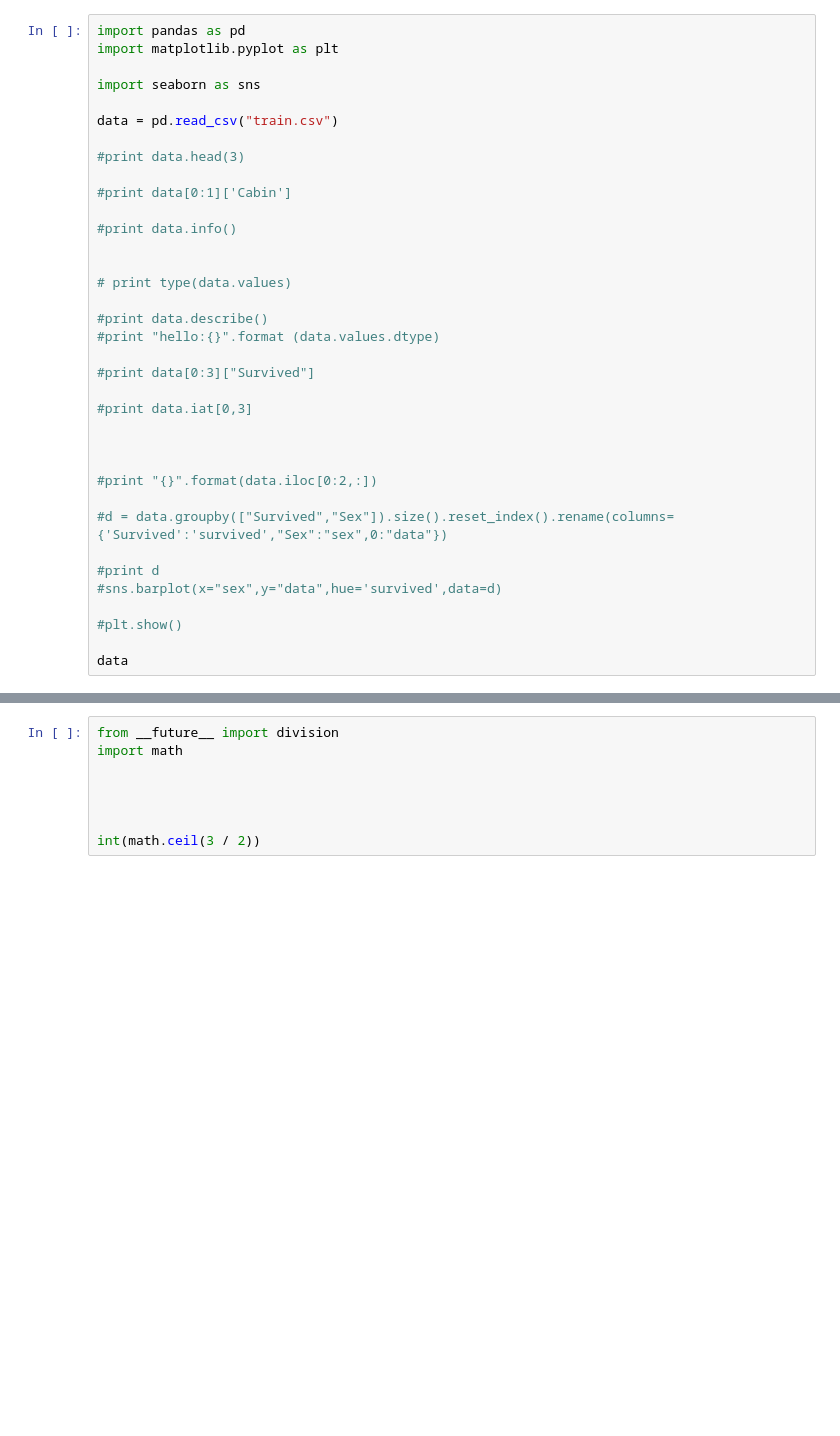
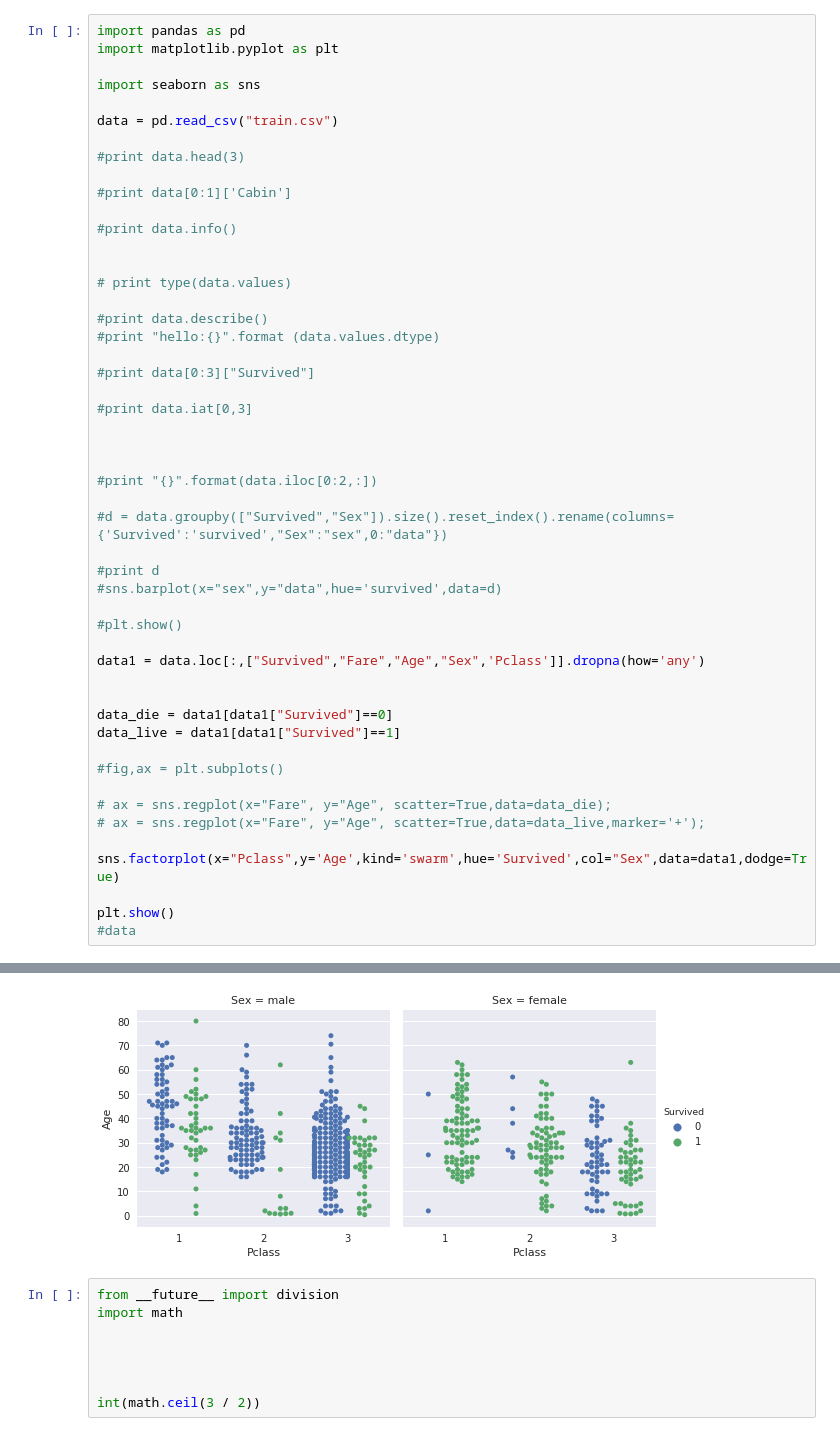
Before and after one commit to selous123/kaggle, a Jupyter notebook: Titanic/dataProcessing.ipynb, the cells around one changed output, grey strips where cells are left out. Saved outputs shown, nothing was run; the diff lists cells and outputs as text; blank space fills up the shorter version.

```diff
--- a/Titanic/dataProcessing.ipynb
+++ b/Titanic/dataProcessing.ipynb
@@ -33,5 +33,19 @@ data = pd.read_csv("train.csv")
 
 #plt.show()
 
-data
+data1 = data.loc[:,["Survived","Fare","Age","Sex",'Pclass']].dropna(how='any')
+
+
+data_die = data1[data1["Survived"]==0]
+data_live = data1[data1["Survived"]==1]
+
+#fig,ax = plt.subplots()
+
+# ax = sns.regplot(x="Fare", y="Age", scatter=True,data=data_die);
+# ax = sns.regplot(x="Fare", y="Age", scatter=True,data=data_live,marker='+');
+
+sns.factorplot(x="Pclass",y='Age',kind='swarm',hue='Survived',col="Sex",data=data1,dodge=True)
+
+plt.show()
+#data
 # %% [output]
@@ -56,3 +52,4 @@ data
+[figure, added]
 # %%
 from __future__ import division
 import math
```
Also changed, not shown: parts of 6 cells of this notebook.
